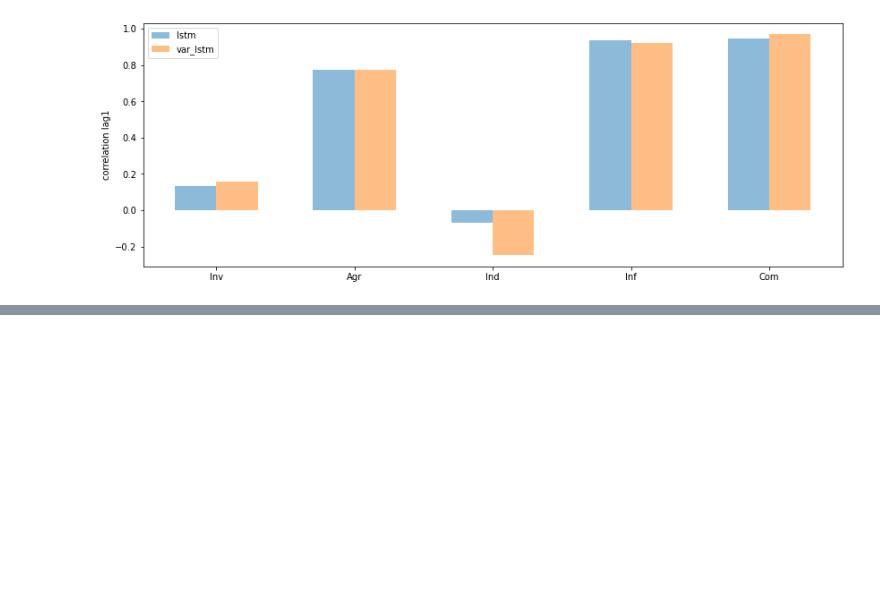
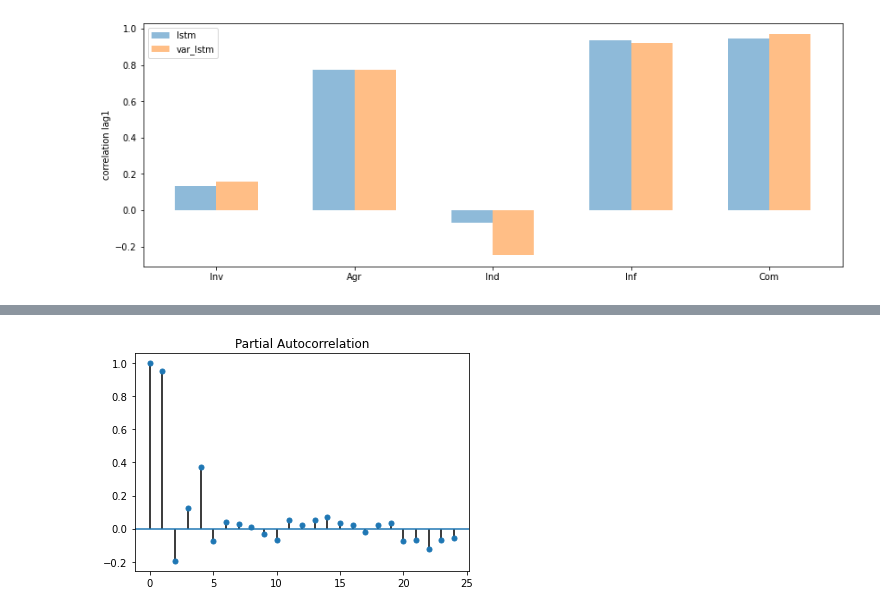
Before and after one commit to carlosvneves/doutorado, a Jupyter notebook: phD-thesis-project/LSTM_VAR_InvestDesemb.ipynb, the cells around one changed output, grey strips where cells are left out. Saved outputs shown, nothing was run; the diff lists cells and outputs as text; code cells hidden in the pictures; blank space fills up the shorter version.

```diff
--- a/phD-thesis-project/LSTM_VAR_InvestDesemb.ipynb
+++ b/phD-thesis-project/LSTM_VAR_InvestDesemb.ipynb
@@ -738,0 +866,4 @@ np.set_printoptions(False)
+# %%
+pm.plot_pacf(data['Inf'])
+# %% [output]
+[figure, added]
```
Also changed, not shown: parts of 13 cells of this notebook, 6 other files.
